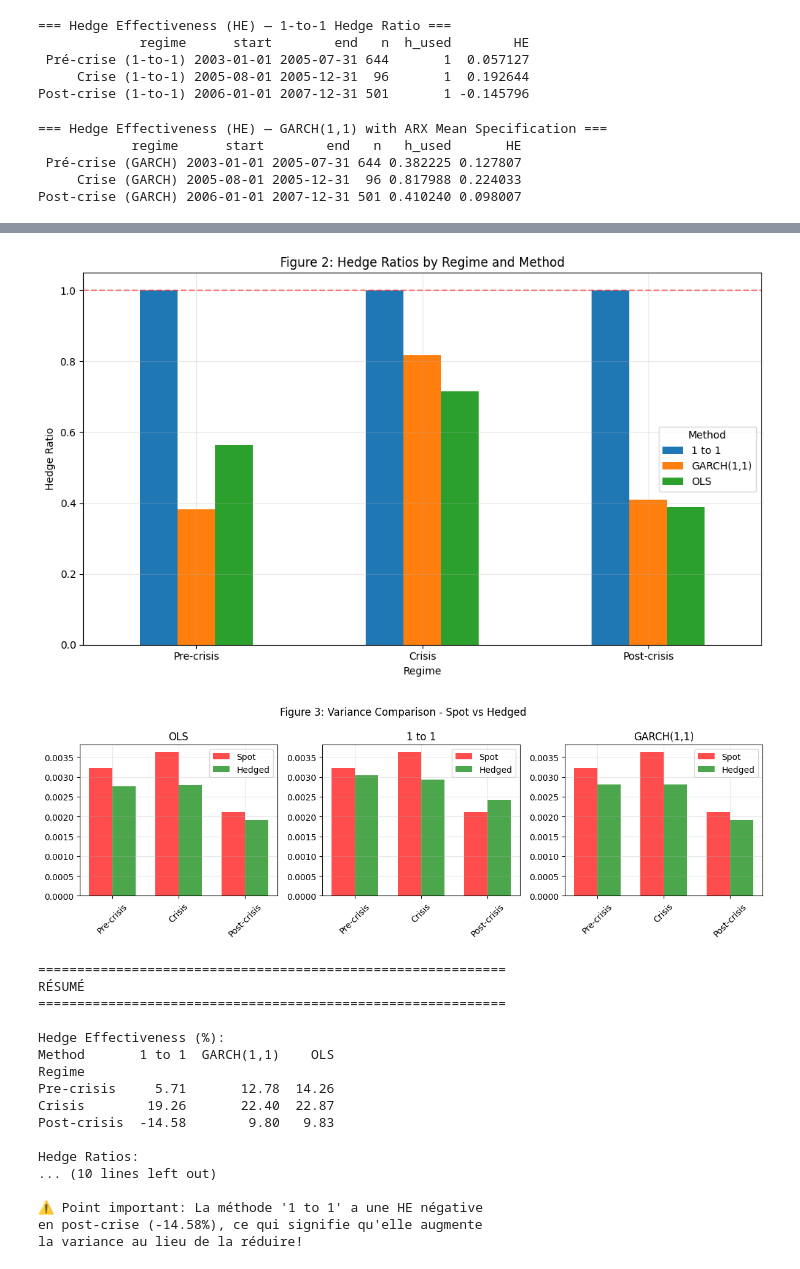
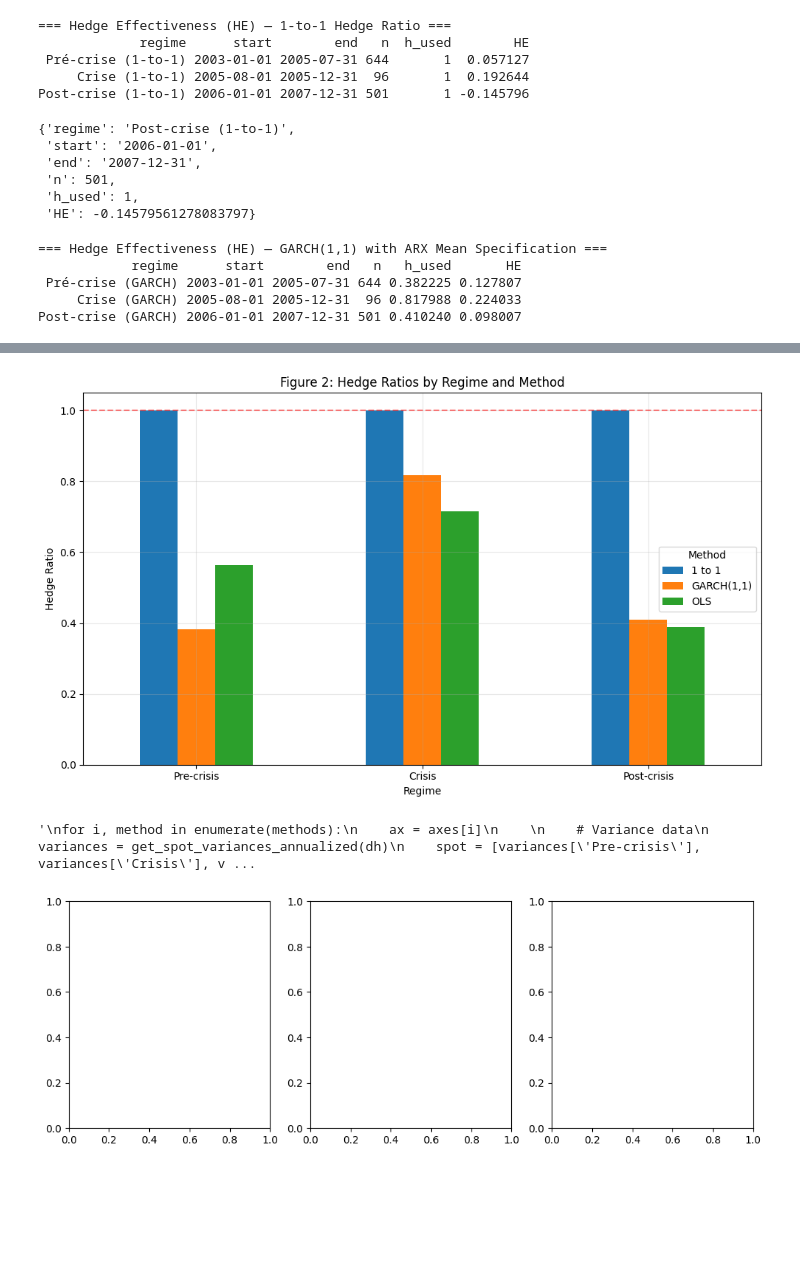
Before and after one commit to femiariel/HedgingWithFutures, a Jupyter notebook: hedge.ipynb, the cells around one changed output, grey strips where cells are left out. Cells and saved outputs as stored; diff of their text form; code cells hidden in the pictures; blank space fills up the shorter version.

```diff
--- a/hedge.ipynb
+++ b/hedge.ipynb
@@ -208,6 +208,15 @@ print(table_1to1_HE.to_string(index=False))
  Pré-crise (1-to-1) 2003-01-01 2005-07-31 644       1  0.057127
      Crise (1-to-1) 2005-08-01 2005-12-31  96       1  0.192644
 Post-crise (1-to-1) 2006-01-01 2007-12-31 501       1 -0.145796
+# %%
+res_1to1_post
+# %% [output]
+{'regime': 'Post-crise (1-to-1)',
+ 'start': '2006-01-01',
+ 'end': '2007-12-31',
+ 'n': 501,
+ 'h_used': 1,
+ 'HE': -0.14579561278083797}
 # %%
 from arch import arch_model
 import pandas as pd
@@ -328,6 +337,20 @@ def get_spot_variances(df):
         'Crisis': np.var(crisis["r_spot"], ddof=1),
         'Post-crisis': np.var(post["r_spot"], ddof=1)
     }
+
+def get_spot_variances_annualized(dh):
+    pre = subset(dh, "2003-01-01", "2005-07-31")
+    crisis = subset(dh, "2005-08-01", "2005-12-31")
+    post = subset(dh, "2006-01-01", "2007-12-31")
+    scale = 252  # rendements journaliers
+
+    return {
+        'Pre-crisis':  np.var(pre["r_spot"],    ddof=1) * scale,
+        'Crisis':      np.var(crisis["r_spot"], ddof=1) * scale,
+        'Post-crisis': np.var(post["r_spot"],   ddof=1) * scale
+    }
+
+
 
 # Créer les données directement (fuck le fichier Excel problématique)
 data = {
@@ -382,66 +405,56 @@ plt.show()
 fig, axes = plt.subplots(1, 3, figsize=(12, 4))
 methods = ['OLS', '1 to 1', 'GARCH(1,1)']
 
+"""
 for i, method in enumerate(methods):
     ax = axes[i]
 
     # Variance data
-    variances = get_spot_variances(df)
+    variances = get_spot_variances_annualized(dh)
     spot = [variances['Pre-crisis'], variances['Crisis'], variances['Post-crisis']]
-    hedged = [spot[i] * (1 - pivot_he.loc[regimes[i], method]/100) for i in range(3)]
+    hedged = [spot[i] * (1 - pivot_he.loc[regimes[i], method]) for i in range(3)]
 
+    spot_vols = [np.sqrt(v) for v in spot]
+    hedged_vols = [np.sqrt(v) for v in hedged]
     x = np.arange(3)
     width = 0.35
 
-    ax.bar(x - width/2, spot, width, label='Spot', color='red', alpha=0.7)
-    ax.bar(x + width/2, hedged, width, label='Hedged', color='green', alpha=0.7)
+    ax.bar(x - width/2, spot_vols, width, label='Spot', color='red', alpha=0.7)
+    ax.bar(x + width/2, hedged_vols, width, label='Hedged', color='green', alpha=0.7)
 
     ax.set_title(f'{method}')
     ax.set_xticks(x)
     ax.set_xticklabels(regimes, rotation=45)
     ax.legend()
     ax.grid(True, alpha=0.3)
 
-plt.suptitle('Figure 3: Variance Comparison - Spot vs Hedged')
+plt.suptitle('Figure 3: Volatility Comparison - Spot vs Hedged')
 plt.tight_layout()
 plt.show()
 
 # Résumé simple
 print("\n" + "="*60)
 print("RÉSUMÉ")
 print("="*60)
 print("\nHedge Effectiveness (%):")
 print(pivot_he)
 print("\nHedge Ratios:")
 print(pivot_hr)
 
 print("\n🏆 Meilleure méthode par régime:")
 for regime in regimes:
     best = pivot_he.loc[regime].idxmax()
     value = pivot_he.loc[regime].max()
     print(f"{regime}: {best} ({value:.2f}%)")
 
 print("\n⚠️ Point important: La méthode '1 to 1' a une HE négative")
 print("en post-crise (-14.58%), ce qui signifie qu'elle augmente")
 print("la variance au lieu de la réduire!")
+
+
+"""
 # %% [output]
 [figure]
 [figure]
+'\nfor i, method in enumerate(methods):\n    ax = axes[i]\n    \n    # Variance data\n    variances = get_spot_variances_annualized(dh)\n    spot = [variances[\'Pre-crisis\'], variances[\'Crisis\'], v ...
-[figure, old version]
+[figure, new version]
-============================================================
-RÉSUMÉ
-============================================================
-
-Hedge Effectiveness (%):
-Method       1 to 1  GARCH(1,1)    OLS
-Regime
-Pre-crisis     5.71       12.78  14.26
-Crisis        19.26       22.40  22.87
-Post-crisis  -14.58        9.80   9.83
-
-Hedge Ratios:
-... (10 lines left out)
-
-⚠️ Point important: La méthode '1 to 1' a une HE négative
-en post-crise (-14.58%), ce qui signifie qu'elle augmente
-la variance au lieu de la réduire!
```
Also changed, not shown: parts of 10 cells of this notebook, 2 other files.
